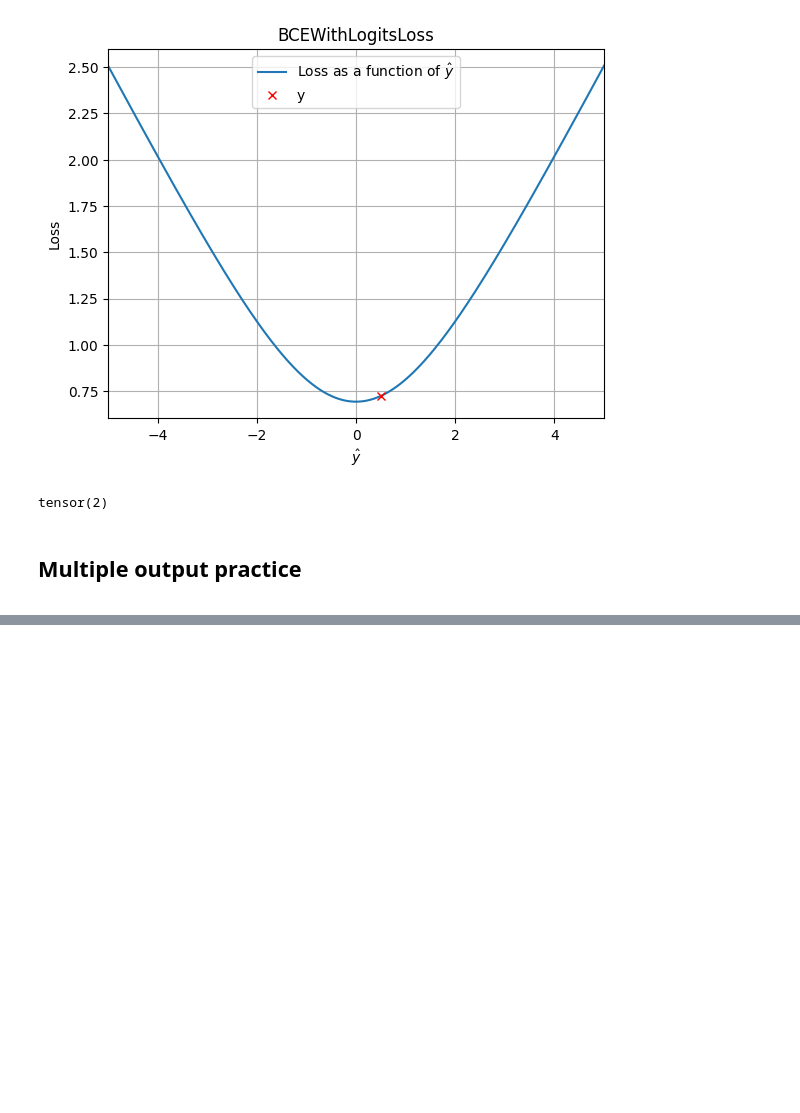
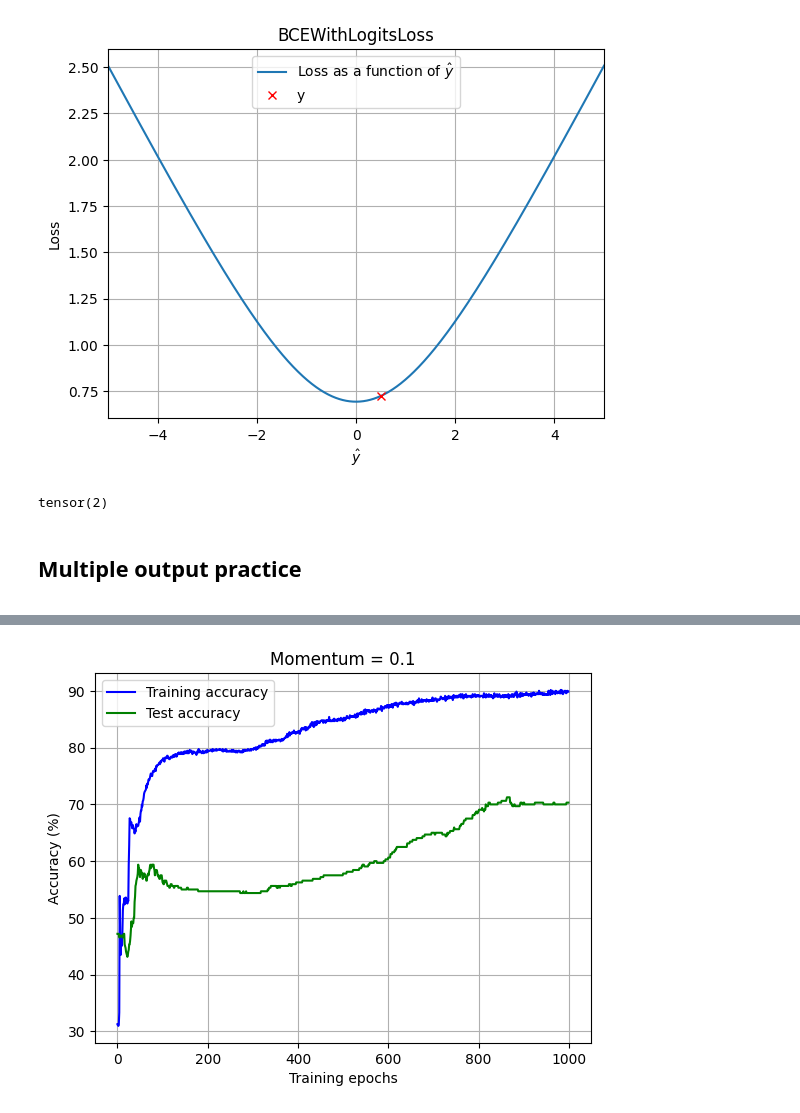
Before and after one commit to szalai-istvan/ai, a Jupyter notebook: deep-understanding-of-deep-learning/06-metaparameters/06-metaparameters.ipynb, the cells around one changed output, grey strips where cells are left out. Saved outputs shown, nothing was run; the diff lists cells and outputs as text; code cells hidden in the pictures; blank space fills up the shorter version.

```diff
--- a/deep-understanding-of-deep-learning/06-metaparameters/06-metaparameters.ipynb
+++ b/deep-understanding-of-deep-learning/06-metaparameters/06-metaparameters.ipynb
@@ -681,0 +746,45 @@ Starting training epoch 900
+# %%
+def createAndTrainModel(momentum):
+    model = quertyNet()
+
+    numberOfEpochs = 1_000
+    lossFunction = nn.CrossEntropyLoss()
+    optimizer = torch.optim.SGD(model.parameters(), lr=.01, momentum=momentum)
+
+    trainingAccuracy = np.zeros(numberOfEpochs)
+    testingAccuracy = np.zeros(numberOfEpochs)
+
+    for epoch in range(numberOfEpochs):
+        model.train()
+        batchAccuracy = []
+
+        for x,y in trainLoader:
+            yHat = model(x)
+
+            loss = lossFunction(yHat, y)
+
+            optimizer.zero_grad()
+            loss.backward()
+            optimizer.step()
+
+            batchAccuracy.append(100*torch.mean((torch.argmax(yHat, axis=1) == y).float()))
+        trainingAccuracy[epoch] = np.mean(batchAccuracy)
+
+        model.eval()
+        x,y = next(iter(testLoader))
+        with torch.no_grad():
+            yHat = model(x)
+            testingAccuracy[epoch] = 100*torch.mean((torch.argmax(yHat, axis=1) == y).float())
+
+    plt.plot(range(numberOfEpochs), trainingAccuracy, 'b-')
+    plt.plot(range(numberOfEpochs), testAccuracy, 'g-')
+    plt.grid()
+    plt.legend(['Training accuracy', 'Test accuracy'])
+    plt.xlabel('Training epochs')
+    plt.ylabel('Accuracy (%)')
+    plt.title(f'Momentum = {momentum}')
+    plt.show()
+# %%
+createAndTrainModel(0.1)
+# %% [output]
+[figure, added]
```
Also changed, not shown: parts of 13 cells of this notebook.
